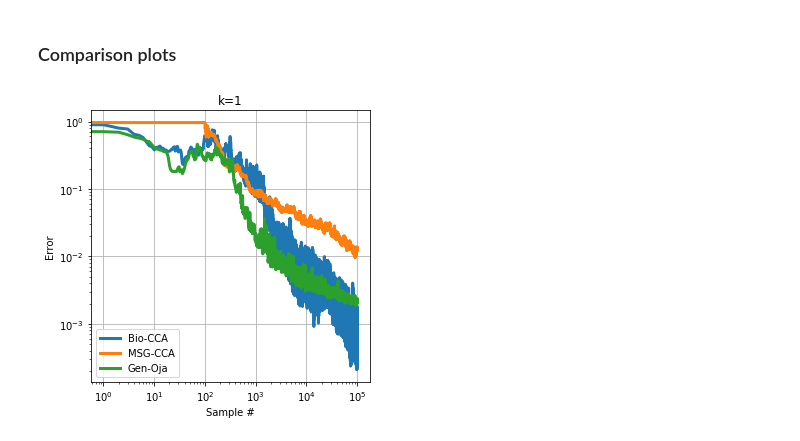
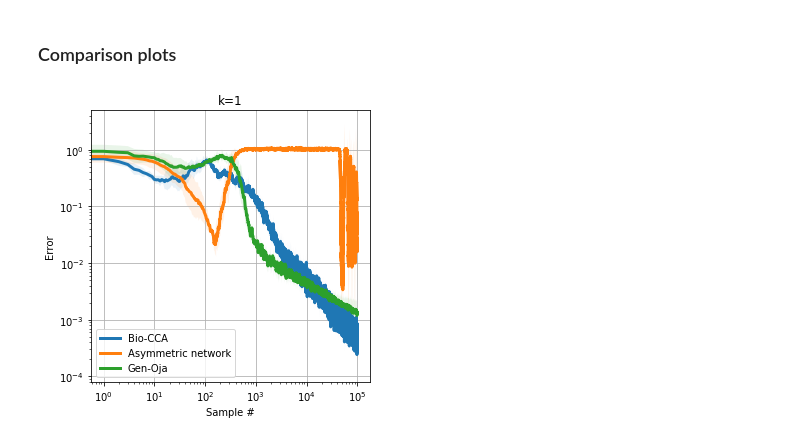
Before and after one commit to flatironinstitute/bio-cca, a Jupyter notebook: demo_cca.ipynb, the cells around one changed output. Saved outputs shown, nothing was run; the diff lists cells and outputs as text; code cells hidden in the pictures.

Commit message:
asymmetric and bio-rrr

```diff
--- a/demo_cca.ipynb
+++ b/demo_cca.ipynb
@@ -52,7 +47,7 @@ plt.show()
 # %%
 # Parameters
 
-trials = 1; epochs = 1; z_dim = 1; iters = epochs*samples; training_samples = 200
+trials = 5; epochs = 1; z_dim = 1; iters = epochs*samples; training_samples = 200
 # %%
 # Maximum of the objective
 
@@ -64,7 +59,8 @@ if z_dim==1:
 msgcca_err = np.zeros((trials,iters))
 biocca_err = np.zeros((trials,iters))
 biocca_constraint_err = np.zeros((trials,iters))
-biorrr_err = np.zeros((trials,iters))
+# biorrr_err = np.zeros((trials,iters))
+asycca_err = np.zeros((trials,iters))
 # %%
 for i_trial in range(trials):
 
@@ -93,6 +89,12 @@ for i_trial in range(trials):
     biorrr = bio_rrr(z_dim,x_dim,y_dim,dataset)
     biorrr_Vx = np.zeros((iters,x_dim,z_dim))
     biorrr_Vy = np.zeros((iters,y_dim,z_dim))
+
+    # Initialize Asymmetric-CCA
+
+    asycca = asymmetric(z_dim,x_dim,y_dim,dataset)
+    asycca_Vx = np.zeros((iters,x_dim,z_dim))
+    asycca_Vy = np.zeros((iters,y_dim,z_dim))
 
     # Run online algorithms
 
@@ -128,6 +130,7 @@ for i_trial in range(trials):
             msgcca_M[i_iter] = msgcca.fit_next(x,y)
             biocca_Vx[i_iter], biocca_Vy[i_iter] = biocca.fit_next(x,y)
 #             biorrr_Vx[i_iter], biorrr_Vy[i_iter] = biorrr.fit_next(x,y)
+            asycca_Vx[i_iter], asycca_Vy[i_iter] = asycca.fit_next(x,y)
 
     # Compute error
 
@@ -137,8 +140,9 @@ for i_trial in range(trials):
         if z_dim==1:
             genoja_err[i_trial,i_iter] = error(genoja_vx[i_iter], genoja_vy[i_iter], Cxx, Cyy, Cxy, max_obj)
 
-        msgcca_err[i_trial,i_iter] = msgcca.error(msgcca_M[i_iter], Rxy, max_obj)
+#         msgcca_err[i_trial,i_iter] = msgcca.error(msgcca_M[i_iter], Rxy, max_obj)
         biocca_err[i_trial,i_iter] = error(biocca_Vx[i_iter], biocca_Vy[i_iter], Cxx, Cyy, Cxy, max_obj)
         biocca_constraint_err[i_trial,i_iter] = constraint_error(biocca_Vx[i_iter], biocca_Vy[i_iter], Cxx, Cyy)
 #         biorrr_err[i_trial,i_iter] = error(biorrr_Vx[i_iter], biorrr_Vy[i_iter], Cxx, Cyy, Cxy, max_obj)
+        asycca_err[i_trial,i_iter] = error(asycca_Vx[i_iter], asycca_Vy[i_iter], Cxx, Cyy, Cxy, max_obj)
 # %% [output]
@@ -151,27 +171,28 @@ Computing errors...
 # %%
 linewidth = 3
 
 t = list(range(iters))
 
 fig = plt.figure(figsize=(5,5))
 
 ax = plt.subplot(1, 1, 1)
 
 add_fill_lines(ax, t, biocca_err, plot_kwargs={'ls': '-', 'lw': linewidth, 'label': 'Bio-CCA'})
-add_fill_lines(ax, t, msgcca_err, plot_kwargs={'ls': '-', 'lw': linewidth, 'label': 'MSG-CCA'})
+# add_fill_lines(ax, t, msgcca_err, plot_kwargs={'ls': '-', 'lw': linewidth, 'label': 'MSG-CCA'})
 # add_fill_lines(ax, t, biorrr_err, plot_kwargs={'ls': '-', 'lw': linewidth, 'label': 'Bio-RRR'})
+add_fill_lines(ax, t, asycca_err, plot_kwargs={'ls': '-', 'lw': linewidth, 'label': 'Asymmetric network'})
 
 if z_dim==1:
     add_fill_lines(ax, t, genoja_err, plot_kwargs={'ls': '-', 'lw': linewidth, 'label': 'Gen-Oja'})
 
 ax.loglog()
 
 plt.title(f"k={z_dim}")
 plt.grid()
 plt.legend(loc = 'lower left')
 plt.xlabel('Sample #')
 plt.ylabel('Error')
 
 plt.show()
 # %% [output]
-[figure, old version]
+[figure, new version]
```
Also changed, not shown: parts of 11 cells of this notebook, 1 other file.
